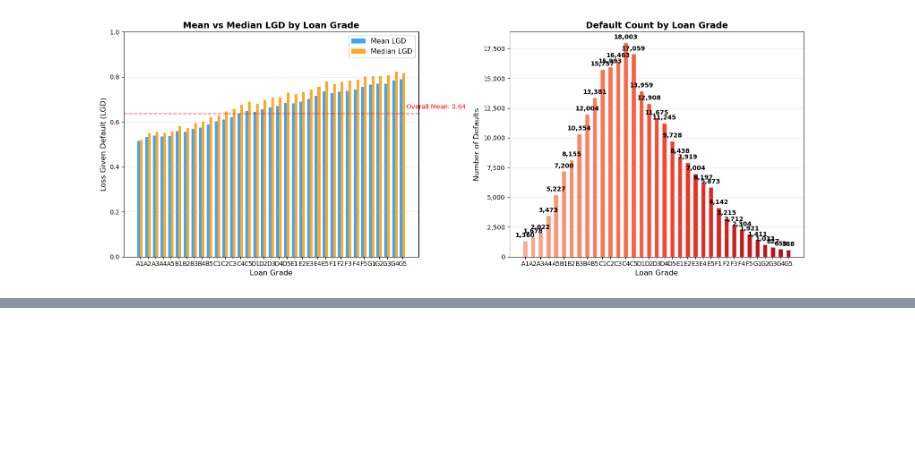
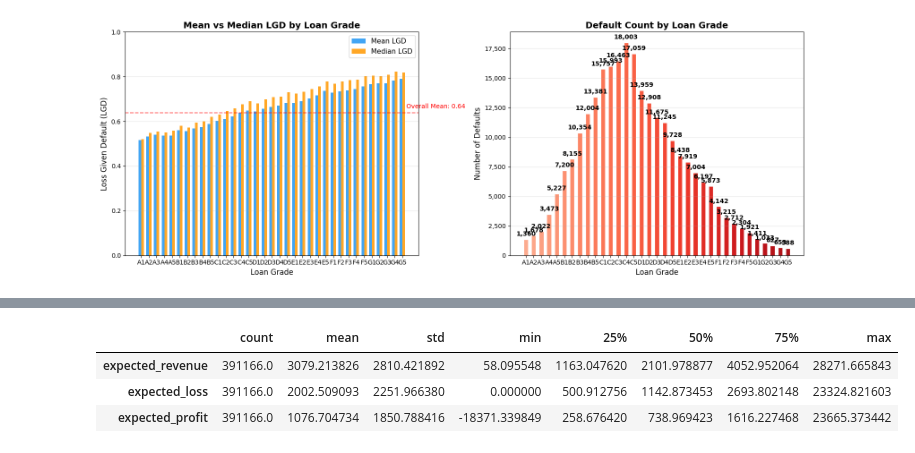
Before and after one commit to SU-IST707-SP26/group-project-data-dopes, a Jupyter notebook: work/Data_Prep_for_Policy_Simulation.ipynb, the cells around one changed output, grey strips where cells are left out. Cells and saved outputs as stored; diff of their text form; code cells hidden in the pictures; blank space fills up the shorter version.

```diff
--- a/work/Data_Prep_for_Policy_Simulation.ipynb
+++ b/work/Data_Prep_for_Policy_Simulation.ipynb
@@ -353,0 +417,13 @@ plt.show()
+# %%
+df_policy[
+    [
+        "expected_revenue",
+        "expected_loss",
+        "expected_profit"
+    ]
+].describe().T
+# %% [output]
+|  | count | mean | std | min | 25% | 50% | 75% | max |
+| expected_revenue | 391166.0 | 3079.213826 | 2810.421892 | 58.095548 | 1163.047620 | 2101.978877 | 4052.952064 | 28271.665843 |
+| expected_loss | 391166.0 | 2002.509093 | 2251.966380 | 0.000000 | 500.912756 | 1142.873453 | 2693.802148 | 23324.821603 |
+| expected_profit | 391166.0 | 1076.704734 | 1850.788416 | -18371.339849 | 258.676420 | 738.969423 | 1616.227468 | 23665.373442 |
```
Also changed, not shown: parts of 8 cells of this notebook, 2 other files.
